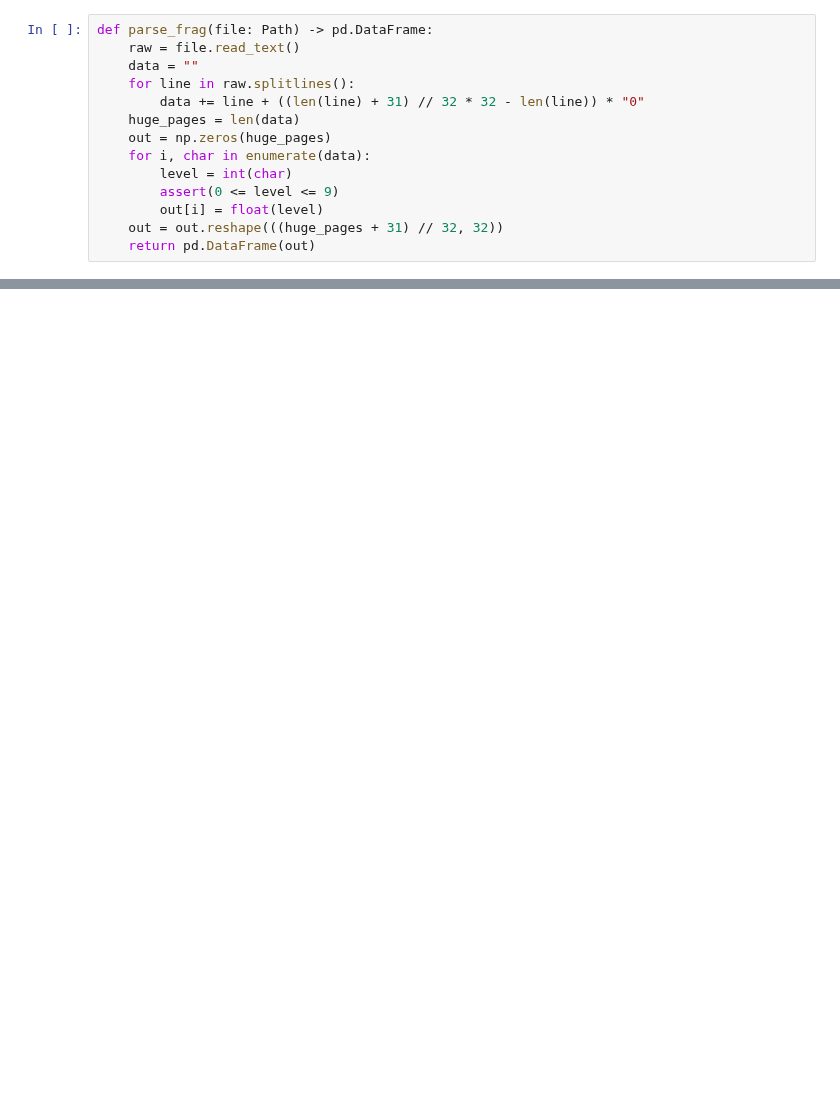
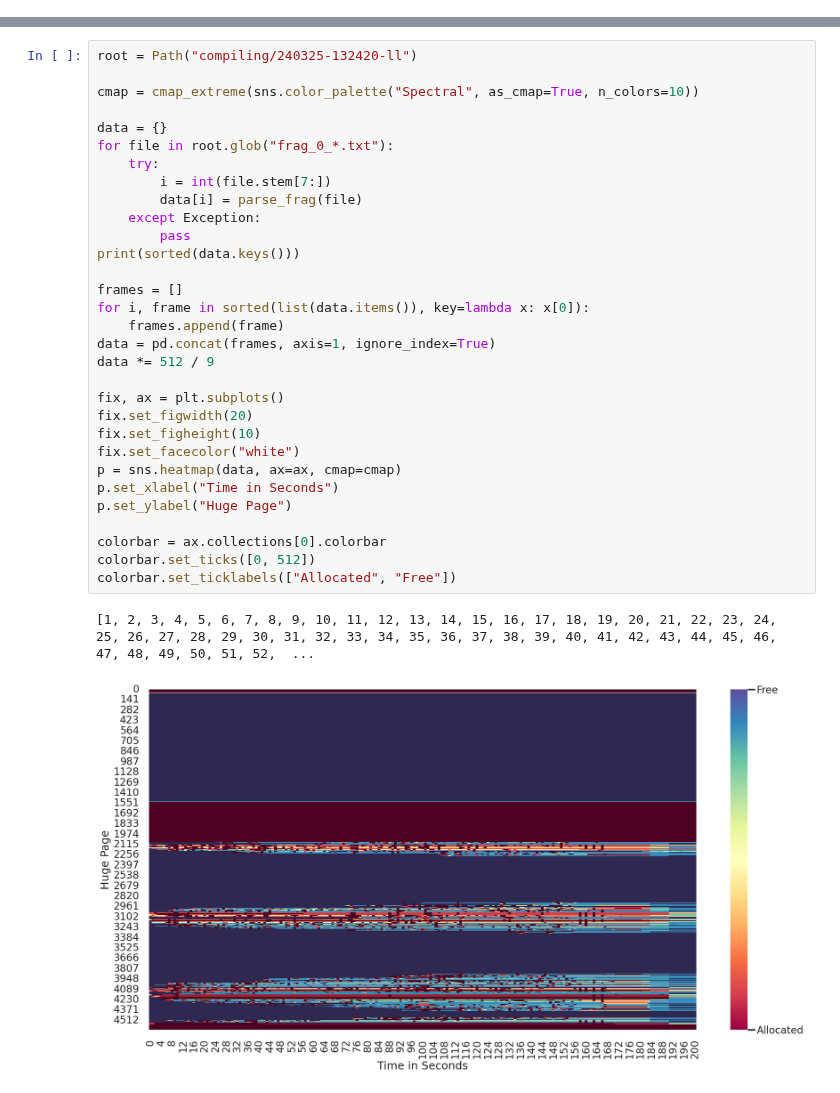
Before and after one commit to luhsra/llfree-bench, a Jupyter notebook: compiling.ipynb, the cells around one changed output, grey strips where cells are left out. Saved outputs shown, nothing was run; the diff lists cells and outputs as text; blank space fills up the shorter version.

```diff
--- a/compiling.ipynb
+++ b/compiling.ipynb
@@ -51,15 +1 @@ p.axhline(y=max_small, xmin=0, xmax=len(data), color="black")
-# %%
-def parse_frag(file: Path) -> pd.DataFrame:
-    raw = file.read_text()
-    data = ""
-    for line in raw.splitlines():
-        data += line + ((len(line) + 31) // 32 * 32 - len(line)) * "0"
-    huge_pages = len(data)
-    out = np.zeros(huge_pages)
-    for i, char in enumerate(data):
-        level = int(char)
-        assert(0 <= level <= 9)
-        out[i] = float(level)
-    out = out.reshape(((huge_pages + 31) // 32, 32))
-    return pd.DataFrame(out)
 # %%
@@ -122,0 +155,34 @@ p = sns.heatmap(data.T, ax=ax, cmap=cmap)
+# %%
+root = Path("compiling/240325-132420-ll")
+
+cmap = cmap_extreme(sns.color_palette("Spectral", as_cmap=True, n_colors=10))
+
+data = {}
+for file in root.glob("frag_0_*.txt"):
+    try:
+        i = int(file.stem[7:])
+        data[i] = parse_frag(file)
+    except Exception:
+        pass
+print(sorted(data.keys()))
+
+frames = []
+for i, frame in sorted(list(data.items()), key=lambda x: x[0]):
+    frames.append(frame)
+data = pd.concat(frames, axis=1, ignore_index=True)
+data *= 512 / 9
+
+fix, ax = plt.subplots()
+fix.set_figwidth(20)
+fix.set_figheight(10)
+fix.set_facecolor("white")
+p = sns.heatmap(data, ax=ax, cmap=cmap)
+p.set_xlabel("Time in Seconds")
+p.set_ylabel("Huge Page")
+
+colorbar = ax.collections[0].colorbar
+colorbar.set_ticks([0, 512])
+colorbar.set_ticklabels(["Allocated", "Free"])
+# %% [output]
+[1, 2, 3, 4, 5, 6, 7, 8, 9, 10, 11, 12, 13, 14, 15, 16, 17, 18, 19, 20, 21, 22, 23, 24, 25, 26, 27, 28, 29, 30, 31, 32, 33, 34, 35, 36, 37, 38, 39, 40, 41, 42, 43, 44, 45, 46, 47, 48, 49, 50, 51, 52,  ...
+[figure, added]
```
Also changed, not shown: parts of 12 cells of this notebook, 2 other files.
